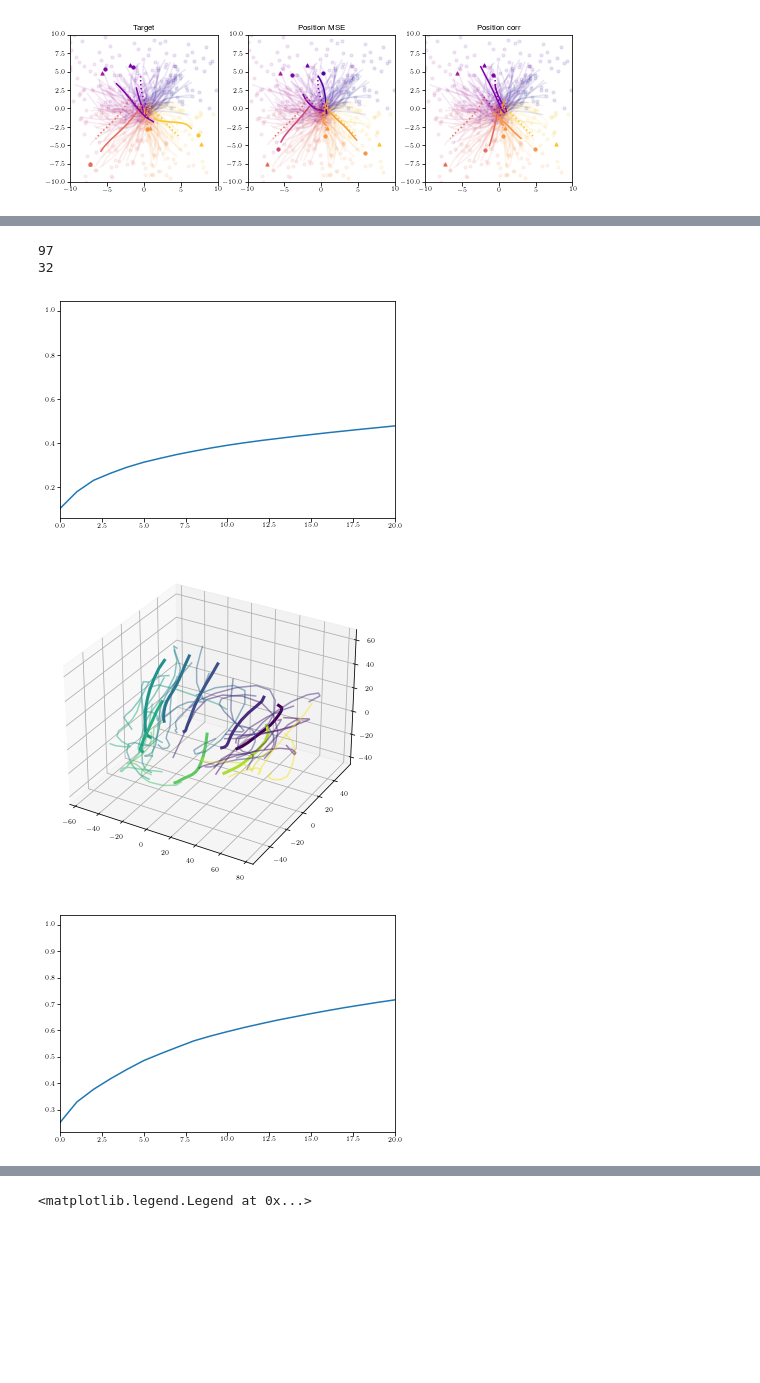
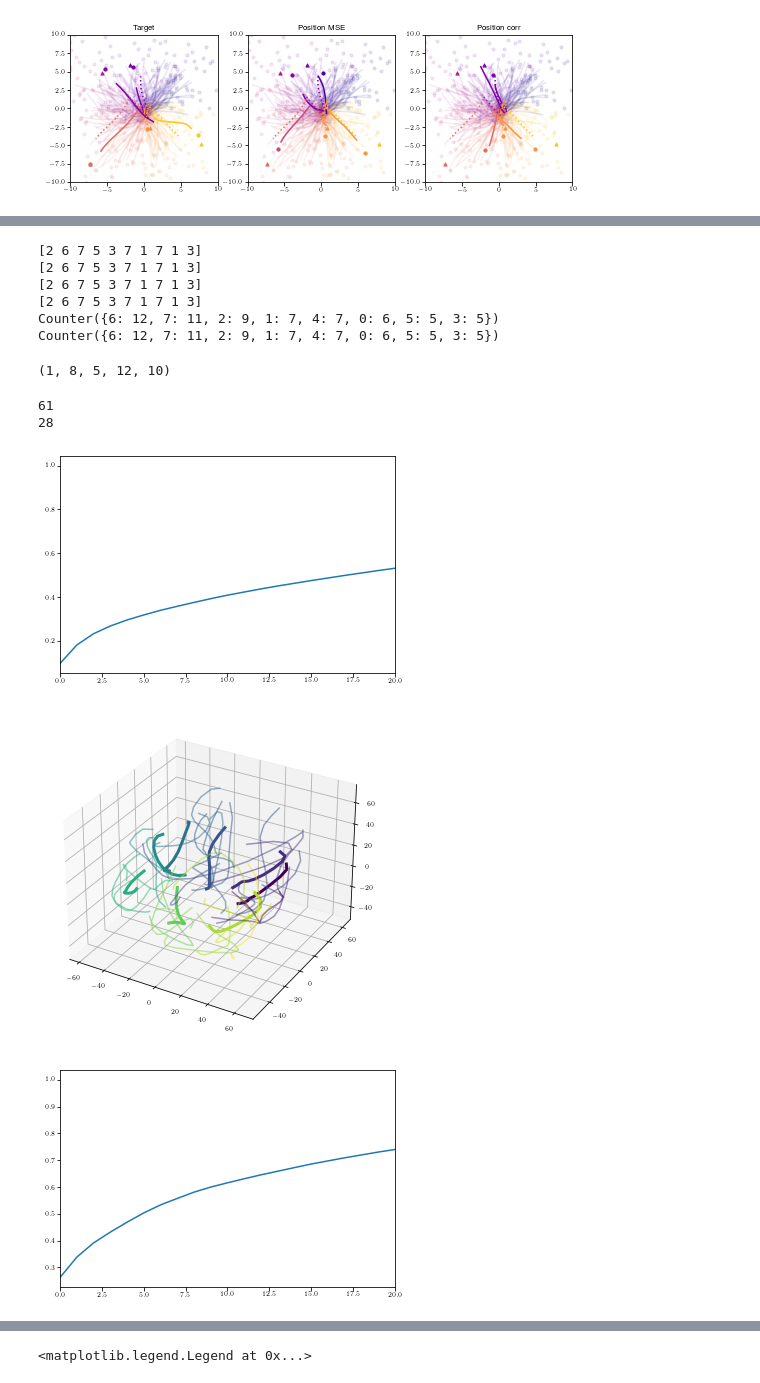
Before and after one commit to AtMostafa/multi-animal-alignment, a Jupyter notebook: random_walk/match_data.ipynb, the cells around one changed output, grey strips where cells are left out. Drawn from its saved outputs; the diff is of its cells as text; code cells hidden in the pictures; blank space fills up the shorter version.

Commit message:
get equal numbers of reaches for each target group

```diff
--- a/random_walk/match_data.ipynb
+++ b/random_walk/match_data.ipynb
@@ -261,0 +217,23 @@ print([(item,count) for item, count in collections.Counter(closest_pos).items()
+# %%
+import collections
+
+#get indices for matching reaches in the two dataframes
+n_matches = collections.Counter(closest_pos)
+df1_idx = []
+df2_idx = []
+for i, df1_match in enumerate(closest_pos):
+    #don't include duplicate matches
+    if df1_match in df1_idx: continue
+    #save matches
+    elif n_matches[df1_match] == 1:
+        df2_match = i
+        df1_idx.append(df1_match)
+        df2_idx.append(df2_match)
+    #choose best match
+    else:
+        #elements in df2 that match df1
+        df2_matches = np.argwhere(closest_pos == df1_match)
+        mse_matches = min_mses[df2_matches]
+        df2_best_match = df2_matches[np.argmin(mse_matches)]
+        df1_idx.append(df1_match)
+        df2_idx.append(df2_best_match[0])
@@ -262,38 +270,66 @@ print([(item,count) for item, count in collections.Counter(closest_pos).items()
+# %%
+#set target ids
+print(df1_subset.target_group.values[:10])
+print(df2_subset.target_group.values[:10])
+
+df1_subset.target_group = df2_subset.target_group.values #TODO: fix and redefine this
+df1_subset['target_id'] = df1_subset.target_group.values
+df2_subset['target_id'] = df2_subset.target_group.values
+
+print(df1_subset.target_group.values[:10])
+print(df2_subset.target_group.values[:10])
+
+print(collections.Counter(df1_subset.target_group))
+print(collections.Counter(df2_subset.target_group))
+# %% [output]
+[2 6 7 5 3 7 1 7 1 3]
+[2 6 7 5 3 7 1 7 1 3]
+[2 6 7 5 3 7 1 7 1 3]
+[2 6 7 5 3 7 1 7 1 3]
+Counter({6: 12, 7: 11, 2: 9, 1: 7, 4: 7, 0: 6, 5: 5, 3: 5})
+Counter({6: 12, 7: 11, 2: 9, 1: 7, 4: 7, 0: 6, 5: 5, 3: 5})
+# %%
+data1= dt.get_data_array(df1_subset, area = 'MCx', n_components=10)
+data2= dt.get_data_array(df2_subset, area = 'MCx', n_components=10)
+data1.shape #session x target_groups x trials x time x modes
+# %% [output]
+(1, 8, 5, 12, 10)
 # %%
 # %matplotlib widget
 %matplotlib inline
 cmap = plt.get_cmap('viridis')
 norm = plt.Normalize(0, 360)
-for df_ in [df1,df2]:
+for df_ in [df1_subset,df2_subset]:
     #check dimensionality
     model = pyal.fit_dim_reduce_model(df_, PCA(), 'MCx_rates')
     dim = (np.nonzero((np.cumsum(model.explained_variance_ratio_) > 0.8))[0][0])
     print(dim)
+    df_ = pyal.dim_reduce(df_, PCA(10), 'MCx_rates', '_pca')
 
     plt.figure()
     plt.plot(np.cumsum(model.explained_variance_ratio_))
     plt.xlim([0,20])
 
     # plot PCA
-    colors = utility.get_colors(8, 'viridis')
+    colors = utility.get_colors(defs.n_target_groups, 'viridis')
     fig = plt.figure(figsize = (6,6))
     ax = fig.add_subplot(projection = '3d')
 
     for tar in range(defs.n_target_groups):
         df__ = pyal.select_trials(df_, df_.target_group==tar)
         ex = pyal.get_sig_by_trial(df__,'_pca')
         ex = np.mean(ex, axis=2)[:,:3]
         ax.plot(ex[:,0],ex[:,1],ex[:,2],color=colors[tar],lw=3)
         # ax.view_init(60,-47)
 
     # for i in range(len(df_)):
     for i in range(30):
         pca = df_._pca.values[i]
         angle = df_.target_angle.values[i]
         ax.plot(pca[:,0],pca[:,1],pca[:,2],c=cmap(norm(angle)), alpha=0.5)
 # %% [output]
-97
-32
+61
+28
-[figure, old version]
+[figure, new version]
-[figure, old version]
+[figure, new version]
-[figure, old version]
+[figure, new version]
```
Also changed, not shown: parts of 11 cells of this notebook.
